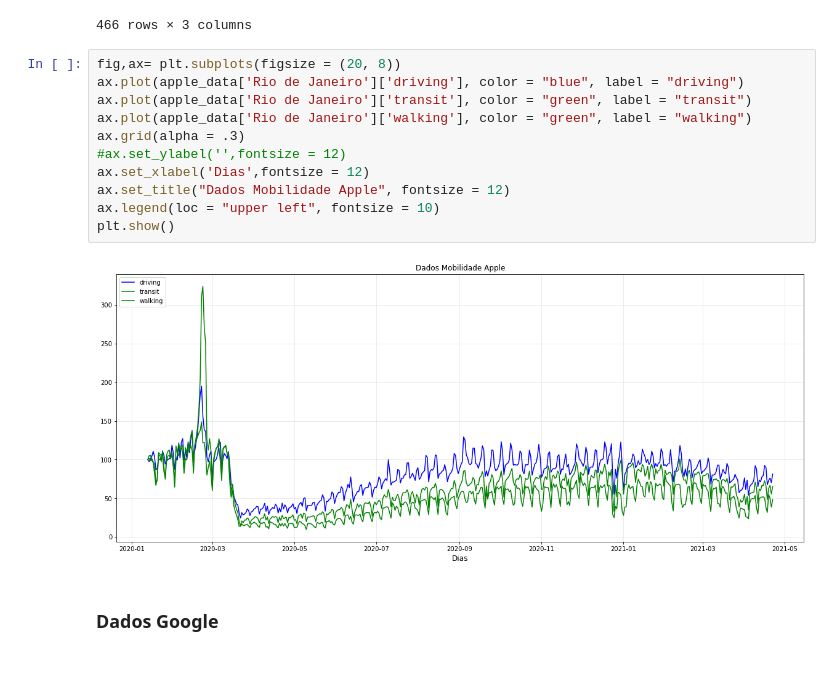
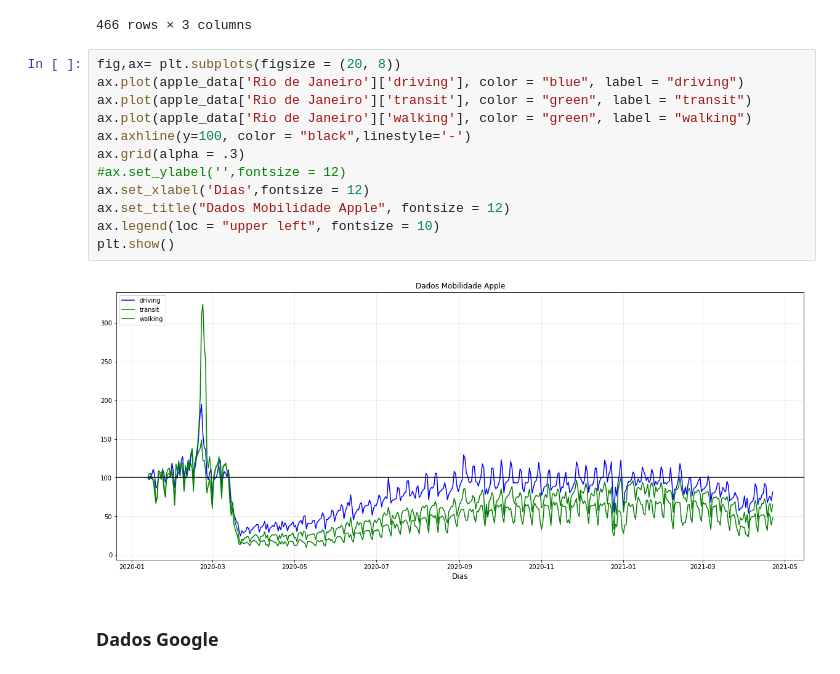
Before and after one commit to fbosousa/covid19, a Jupyter notebook: dados_rj.ipynb, the cells around one changed output. Drawn from its saved outputs; the diff is of its cells as text.

```diff
--- a/dados_rj.ipynb
+++ b/dados_rj.ipynb
@@ -175,16 +175,17 @@ apple_data['Rio de Janeiro']
 # %%
 fig,ax= plt.subplots(figsize = (20, 8))
 ax.plot(apple_data['Rio de Janeiro']['driving'], color = "blue", label = "driving")
 ax.plot(apple_data['Rio de Janeiro']['transit'], color = "green", label = "transit")
 ax.plot(apple_data['Rio de Janeiro']['walking'], color = "green", label = "walking")
+ax.axhline(y=100, color = "black",linestyle='-')
 ax.grid(alpha = .3)
 #ax.set_ylabel('',fontsize = 12)
 ax.set_xlabel('Dias',fontsize = 12)
 ax.set_title("Dados Mobilidade Apple", fontsize = 12)
 ax.legend(loc = "upper left", fontsize = 10)
 plt.show()
 # %% [output]
-[figure, old version]
+[figure, new version]
 # %% [markdown]
 ### Dados Google
 # %%
```
